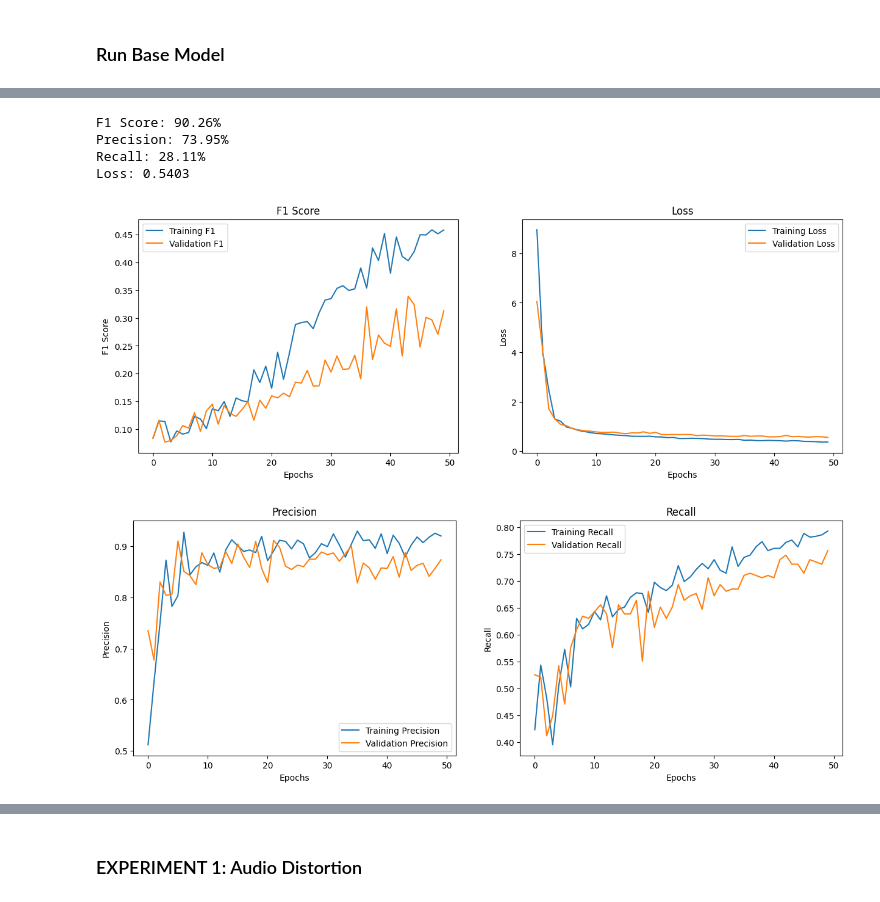
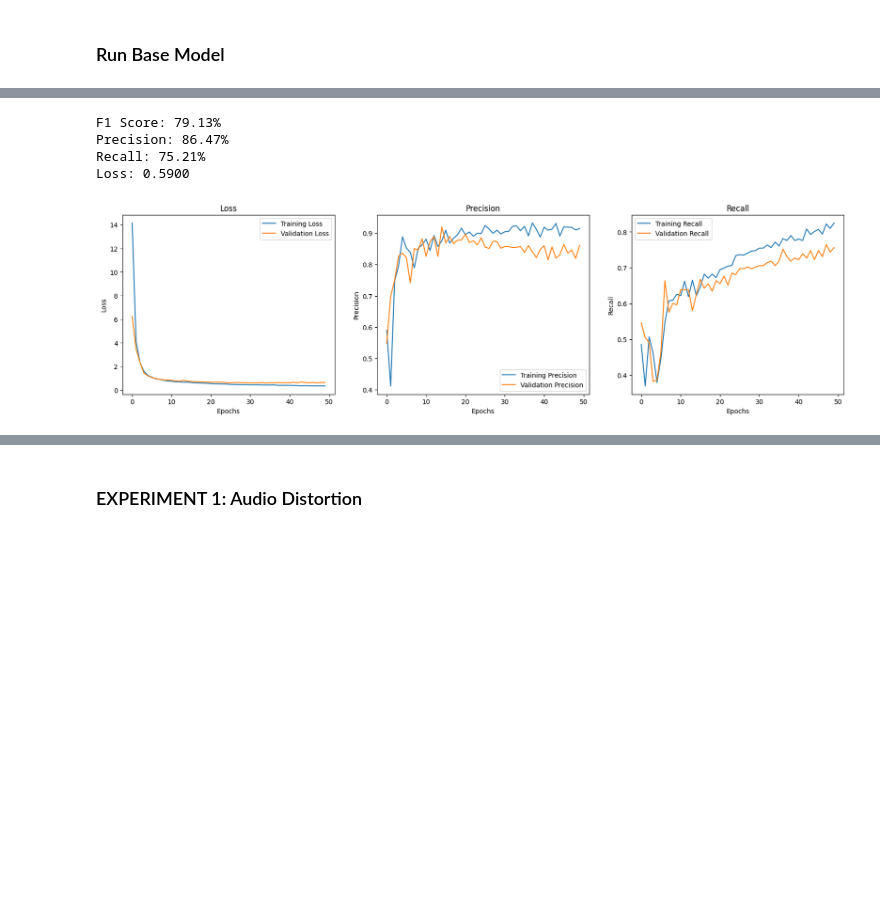
Before and after one commit to Kbeaty26/DS340-Project, a Jupyter notebook: projectCode.ipynb, the cells around one changed output, grey strips where cells are left out. Cells and saved outputs as stored; diff of their text form; code cells hidden in the pictures; blank space fills up the shorter version.

```diff
--- a/projectCode.ipynb
+++ b/projectCode.ipynb
@@ -397,8 +426,7 @@ def create_cnn_model1(input_shape,n_classes):
         optimizer='adam',
         metrics=[
             tf.keras.metrics.Precision(),
-            tf.keras.metrics.Recall(),
-            tf.keras.metrics.F1Score(average='macro', threshold=0.5)
+            tf.keras.metrics.Recall()
         ]
     )
     return model
@@ -486,59 +489,52 @@ Epoch 50/50
 # %%
 # plots for model 1 + base training set
+# get predictions for F1 score calculation
+y_pred = model_base_1.predict(base_features_test, batch_size=60, verbose=0)
+y_pred_classes = np.argmax(y_pred, axis=1)
+y_test_classes = np.argmax(test_labels, axis=1)
+
+# calculate F1 score
+f1 = f1_score(y_test_classes, y_pred_classes, average='weighted')
+
 score = model_base_1.evaluate(base_features_test, test_labels, batch_size=60, verbose=0)
-print(f"F1 Score: {score[1]:.2%}")
-print(f"Precision: {score[2]:.2%}")
-print(f"Recall: {score[3]:.2%}")
+print(f"F1 Score: {f1:.2%}")
+print(f"Precision: {score[1]:.2%}")
+print(f"Recall: {score[2]:.2%}")
 print("Loss: {:.4f}".format(score[0]))
 
-# Plot F1 score and loss
-plt.figure(figsize=(15, 5))
-
-# F1 Score Plot
-plt.subplot(1, 2, 1)
-plt.title('F1 Score')
-plt.plot(history_base_1.history['f1_score'], label='Training F1')
-plt.plot(history_base_1.history['val_f1_score'], label='Validation F1')
-plt.xlabel('Epochs')
-plt.ylabel('F1 Score')
-plt.legend()
+plt.figure(figsize=(20, 5))
 
 # Loss Plot
-plt.subplot(1, 2, 2)
+plt.subplot(1, 3, 1)
 plt.title('Loss')
 plt.plot(history_base_1.history['loss'], label='Training Loss')
 plt.plot(history_base_1.history['val_loss'], label='Validation Loss')
 plt.xlabel('Epochs')
 plt.ylabel('Loss')
 plt.legend()
 
-plt.show()
-
-plt.figure(figsize=(15, 5))
-
 # Precision Score Plot
-plt.subplot(1, 2, 1)
+plt.subplot(1, 3, 2)
 plt.title('Precision')
-plt.plot(history_base_1.history['precision'], label='Training Precision')
-plt.plot(history_base_1.history['val_precision'], label='Validation Precision')
+plt.plot(history_base_1.history['precision_20'], label='Training Precision')
+plt.plot(history_base_1.history['val_precision_20'], label='Validation Precision')
 plt.xlabel('Epochs')
 plt.ylabel('Precision')
 plt.legend()
 
 # Recall Score Plot
-plt.subplot(1, 2, 2)
+plt.subplot(1, 3, 3)
 plt.title('Recall')
-plt.plot(history_base_1.history['recall'], label='Training Recall')
-plt.plot(history_base_1.history['val_recall'], label='Validation Recall')
+plt.plot(history_base_1.history['recall_20'], label='Training Recall')
+plt.plot(history_base_1.history['val_recall_20'], label='Validation Recall')
 plt.xlabel('Epochs')
 plt.ylabel('Recall')
 plt.legend()
 
 plt.show()
 # %% [output]
-F1 Score: 90.26%
-Precision: 73.95%
-Recall: 28.11%
-Loss: 0.5403
+F1 Score: 79.13%
+Precision: 86.47%
+Recall: 75.21%
+Loss: 0.5900
-[figure, old version]
+[figure, new version]
-[figure, removed]
```
Also changed, not shown: parts of 32 cells of this notebook.
